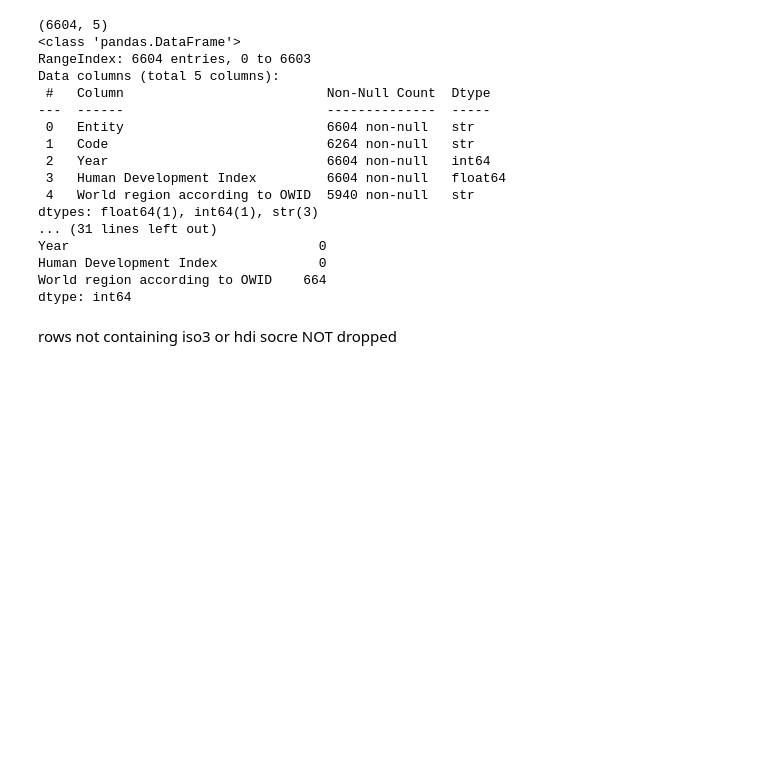
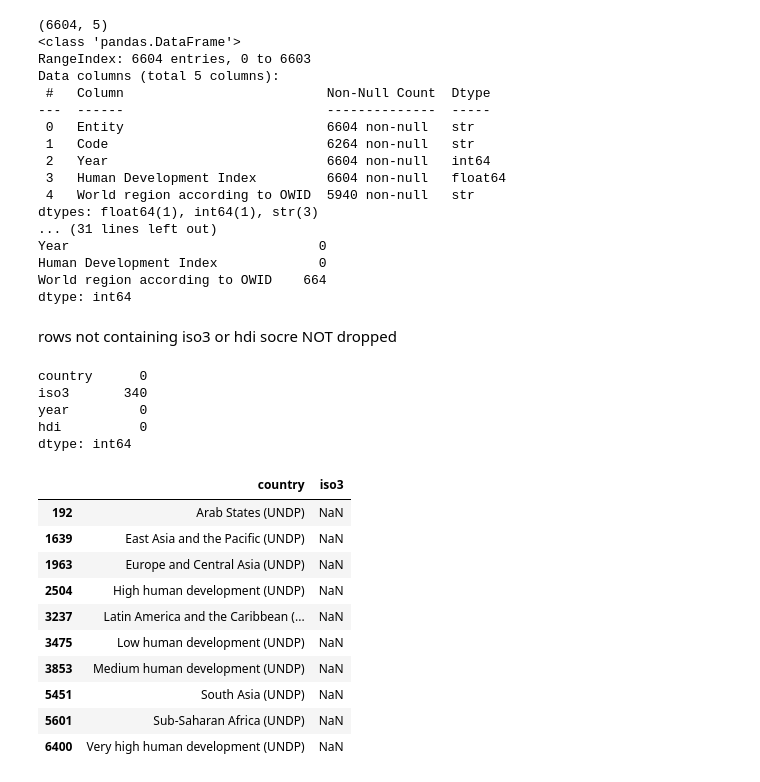
Before and after one commit to Mil4222/Final-Project, a Jupyter notebook: scripts/mila_cleaning/hdi_windata_cleaning.ipynb, the cells around one changed output. Saved outputs shown, nothing was run; the diff lists cells and outputs as text; code cells hidden in the pictures; blank space fills up the shorter version.

```diff
--- a/scripts/mila_cleaning/hdi_windata_cleaning.ipynb
+++ b/scripts/mila_cleaning/hdi_windata_cleaning.ipynb
@@ -47,3 +47,28 @@ rows not containing iso3 or hdi socre NOT dropped
 #year integer
 
 hdi1_clean["year"]=hdi1_clean["year"].astype(int)
+# %%
+# keep only useful columns
+hdi1_clean = hdi1_clean[["country", "iso3", "year", "hdi"]]
+# %%
+hdi1_clean.isna().sum()
+# %% [output]
+country      0
+iso3       340
+year         0
+hdi          0
+dtype: int64
+# %%
+hdi1_clean[hdi1_clean["iso3"].isna()][["country", "iso3"]].drop_duplicates()
+# %% [output]
+|  | country | iso3 |
+| 192 | Arab States (UNDP) | NaN |
+| 1639 | East Asia and the Pacific (UNDP) | NaN |
+| 1963 | Europe and Central Asia (UNDP) | NaN |
+| 2504 | High human development (UNDP) | NaN |
+| 3237 | Latin America and the Caribbean (... | NaN |
+| 3475 | Low human development (UNDP) | NaN |
+| 3853 | Medium human development (UNDP) | NaN |
+| 5451 | South Asia (UNDP) | NaN |
+| 5601 | Sub-Saharan Africa (UNDP) | NaN |
+| 6400 | Very high human development (UNDP) | NaN |
```
Also changed, not shown: parts of 1 cell of this notebook, 12 other files.
